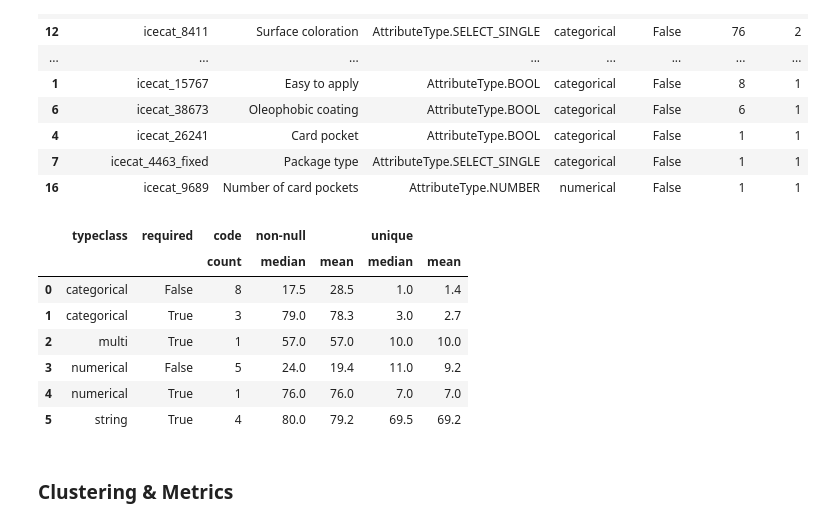
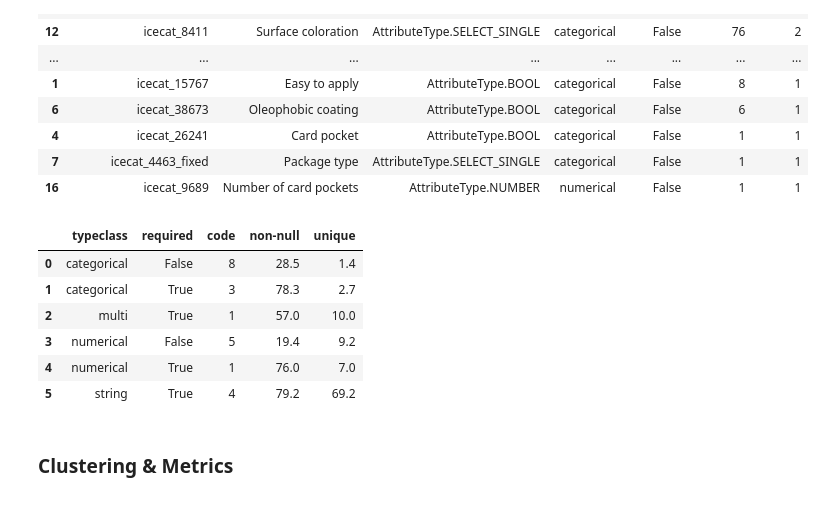
Before and after one commit to hd-code/ma-product-clustering, a Jupyter notebook: cluster-analysis/notebooks/clustering/1-cases.ipynb, the cells around one changed output. Cells and saved outputs as stored; diff of their text form; code cells hidden in the pictures.

```diff
--- a/cluster-analysis/notebooks/clustering/1-cases.ipynb
+++ b/cluster-analysis/notebooks/clustering/1-cases.ipynb
@@ -125,19 +127,18 @@ attr_df.sort_values(["required", "non-null"], ascending=[False, False])
 # %%
 cols = ["code", "typeclass", "required", "non-null", "unique"]
 attr_df[cols].groupby(["typeclass", "required"]).agg({
     "code": "count",
-    "non-null": ["median", "mean"],
-    "unique": ["median", "mean"],
+    "non-null": "mean",
+    "unique": "mean",
 }).reset_index().round(1)
 # %% [output]
-|  | typeclass | required | code | non-null |  | unique |  |
-|  |  |  | count | median | mean | median | mean |
-| 0 | categorical | False | 8 | 17.5 | 28.5 | 1.0 | 1.4 |
-| 1 | categorical | True | 3 | 79.0 | 78.3 | 3.0 | 2.7 |
-| 2 | multi | True | 1 | 57.0 | 57.0 | 10.0 | 10.0 |
-| 3 | numerical | False | 5 | 24.0 | 19.4 | 11.0 | 9.2 |
-| 4 | numerical | True | 1 | 76.0 | 76.0 | 7.0 | 7.0 |
-| 5 | string | True | 4 | 80.0 | 79.2 | 69.5 | 69.2 |
+|  | typeclass | required | code | non-null | unique |
+| 0 | categorical | False | 8 | 28.5 | 1.4 |
+| 1 | categorical | True | 3 | 78.3 | 2.7 |
+| 2 | multi | True | 1 | 57.0 | 10.0 |
+| 3 | numerical | False | 5 | 19.4 | 9.2 |
+| 4 | numerical | True | 1 | 76.0 | 7.0 |
+| 5 | string | True | 4 | 79.2 | 69.2 |
 # %% [markdown]
 ### Clustering & Metrics
 # %%
```
Also changed, not shown: parts of 27 cells of this notebook, 6 other files.
